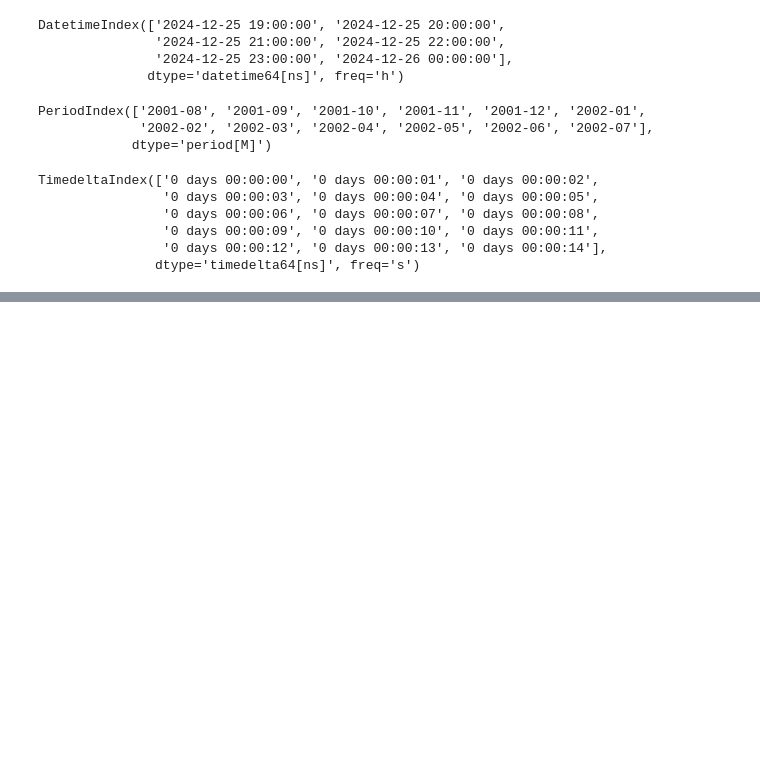
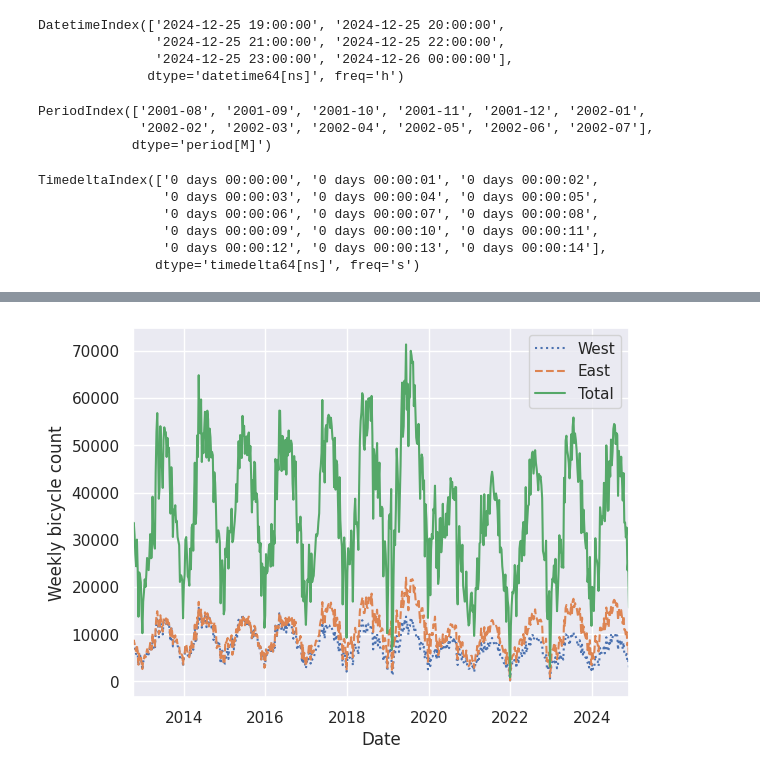
Before and after one commit to ccaban6/Data-Science-Handbook, a Jupyter notebook: 03.11-working-with-time-series.ipynb, the cells around one changed output, grey strips where cells are left out. Drawn from its saved outputs; the diff is of its cells as text; code cells hidden in the pictures; blank space fills up the shorter version.

```diff
--- a/03.11-working-with-time-series.ipynb
+++ b/03.11-working-with-time-series.ipynb
@@ -129,0 +184,6 @@ TimedeltaIndex(['0 days 00:00:00', '0 days 00:00:01', '0 days 00:00:02',
+# %%
+weekly = data.resample('W').sum()
+weekly.plot(style=[':', '--', '-'])
+plt.ylabel('Weekly bicycle count');
+# %% [output]
+[figure, added]
```
Also changed, not shown: parts of 13 cells of this notebook, 1 other file.
